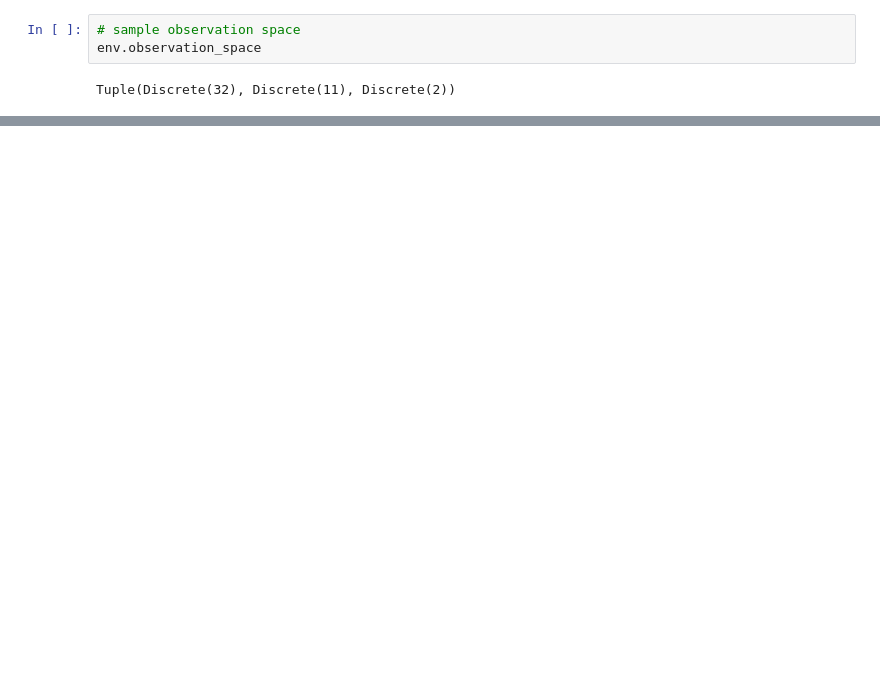
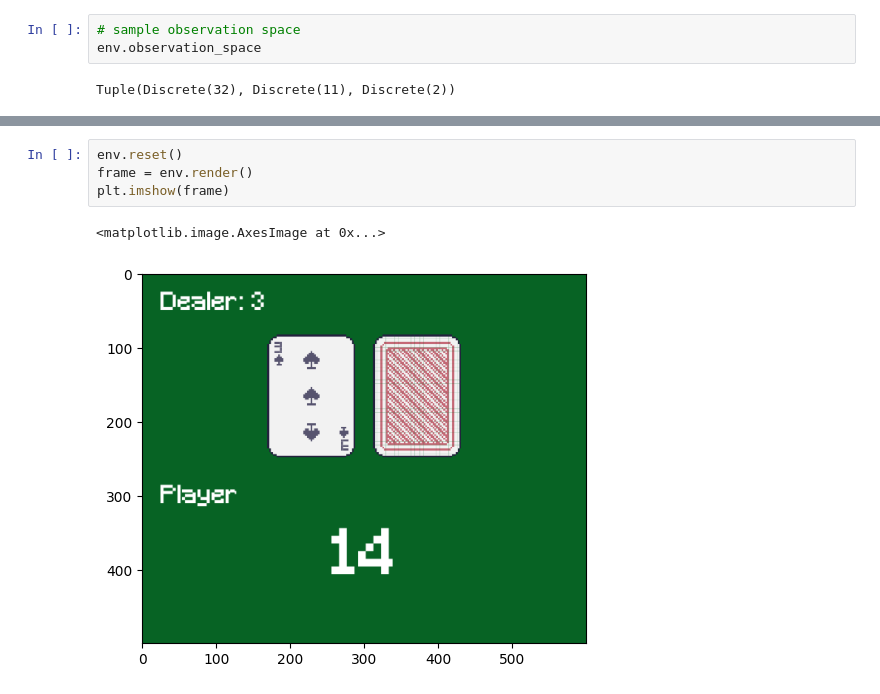
Before and after one commit to aahiljivani/RL-Gymnasium-Agents, a Jupyter notebook: Monte_Carlo_BlackJack.ipynb, the cells around one changed output, grey strips where cells are left out. Drawn from its saved outputs; the diff is of its cells as text; blank space fills up the shorter version.

```diff
--- a/Monte_Carlo_BlackJack.ipynb
+++ b/Monte_Carlo_BlackJack.ipynb
@@ -158,0 +23,7 @@ Evaluation over 10 episodes:
+# %%
+env.reset()
+frame = env.render()
+plt.imshow(frame)
+# %% [output]
+<matplotlib.image.AxesImage at 0x...>
+[figure, added]
```
Also changed, not shown: parts of 7 cells of this notebook, 1 other file.
